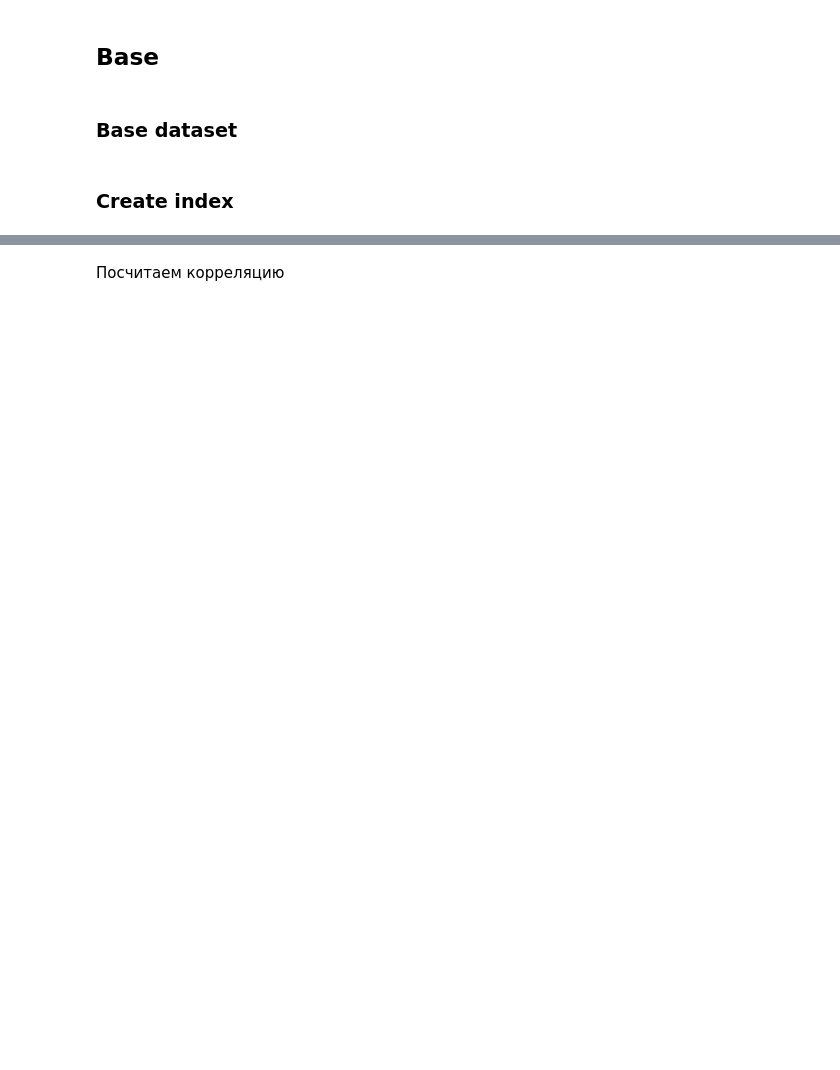
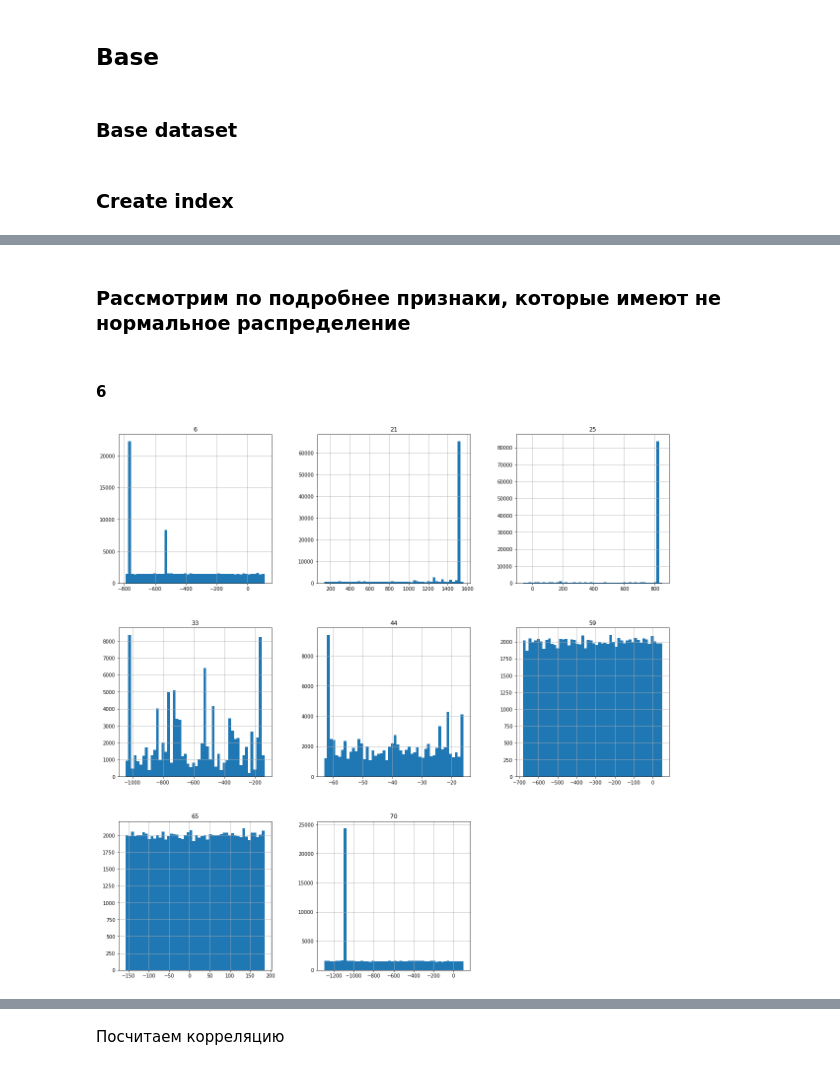
Before and after one commit to gumaonelove/data-science, a Jupyter notebook: Яндекс Практикум/Мастерская данных 2/3-baseline.ipynb, the cells around one changed output, grey strips where cells are left out. Saved outputs shown, nothing was run; the diff lists cells and outputs as text; code cells hidden in the pictures; blank space fills up the shorter version.

```diff
--- a/Яндекс Практикум/Мастерская данных 2/3-baseline.ipynb
+++ b/Яндекс Практикум/Мастерская данных 2/3-baseline.ipynb
@@ -80,0 +113,9 @@ df_samples.hist(figsize=[20, 20], bins=50);
+# %% [markdown]
+### Рассмотрим по подробнее признаки, которые имеют не нормальное распределение
+# %% [markdown]
+#### 6
+# %%
+df_samples[['6', '21', '25', '33', '44', '59', '65', '70']].hist(figsize=[20, 20], bins=50)
+None
+# %% [output]
+[figure, added]
```
Also changed, not shown: parts of 67 cells of this notebook, 1 other file.
